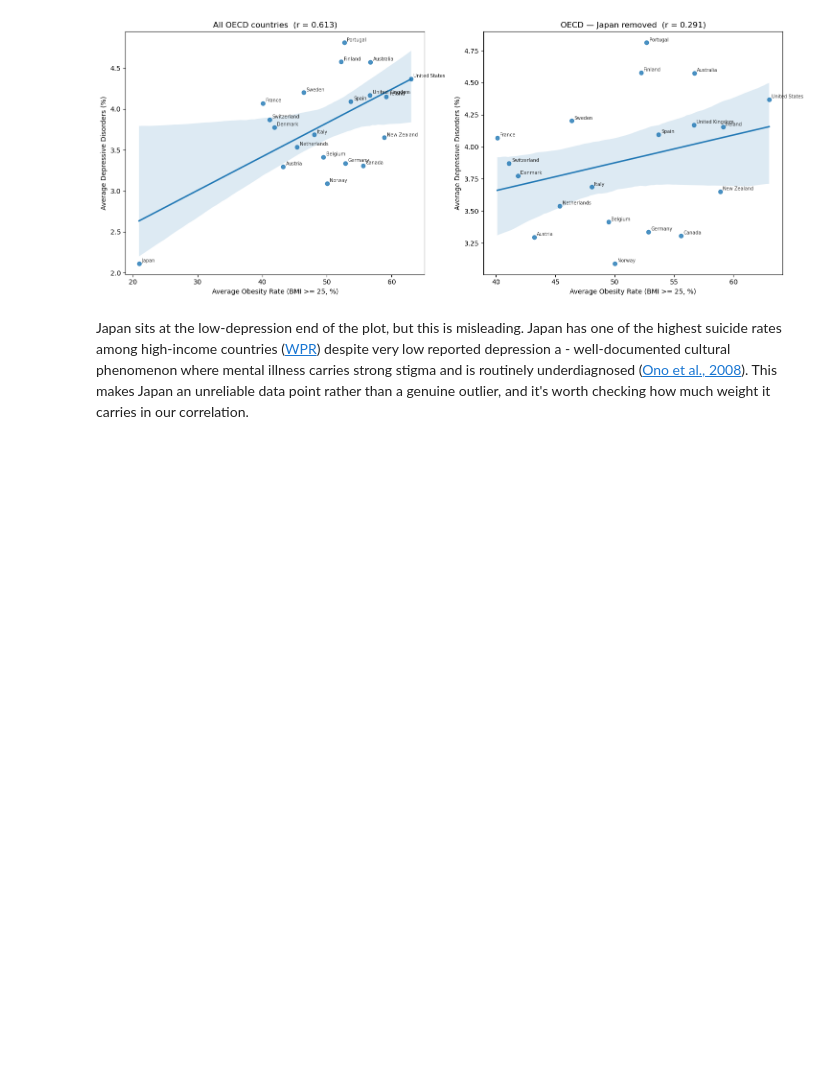
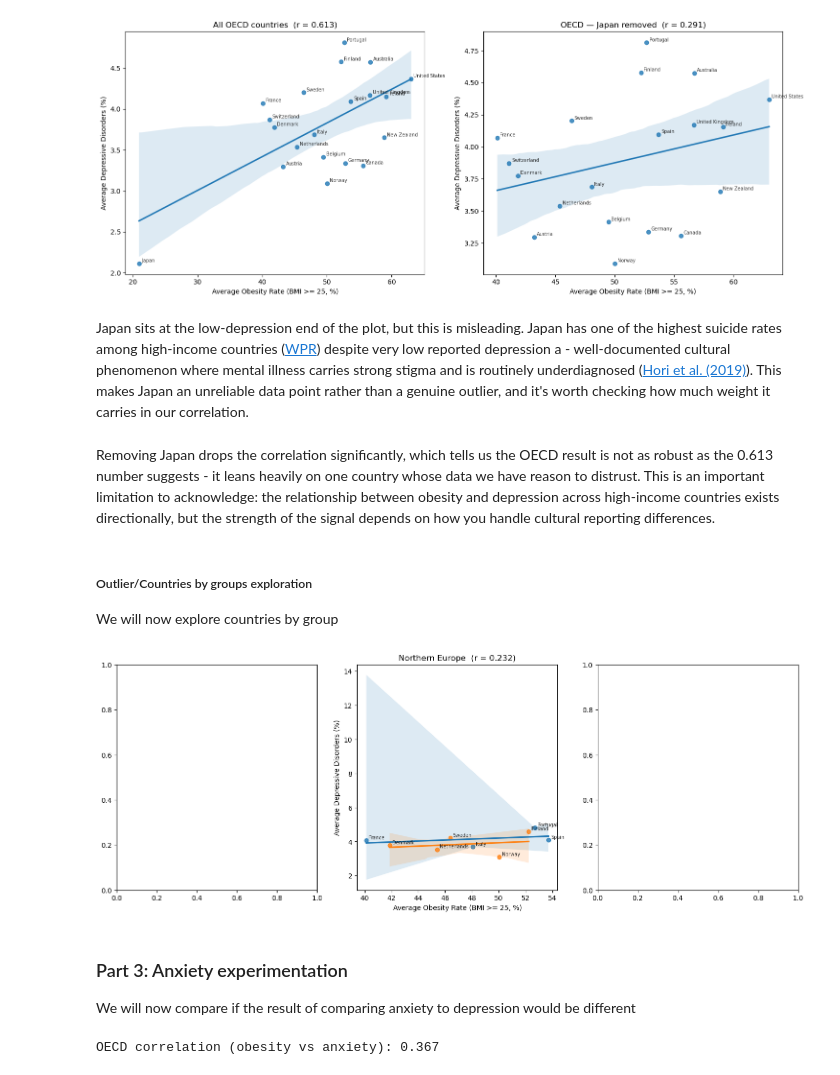
Before and after one commit to IvanOgnyanovGoranov/diet-obesity-mental-health-analysis, a Jupyter notebook: draft.ipynb, the cells around one changed output. Drawn from its saved outputs; the diff is of its cells as text; code cells hidden in the pictures; blank space fills up the shorter version.

Commit message:
Added Anxiety experiment to the draft

```diff
--- a/draft.ipynb
+++ b/draft.ipynb
@@ -316,7 +316,4 @@ print(f'Year range: {oecd_df["year"].min()} to {oecd_df["year"].max()}')
 Countries included: 20
 Year range: 1990 to 2019
 # %%
-oecd_avg = oecd_df.groupby('country')[['obesity_rate', 'depressive_disorders']].mean().reset_index()
-
-corr_oecd = oecd_avg['obesity_rate'].corr(oecd_avg['depressive_disorders'])
-print(f'OECD correlation (obesity vs depression): {corr_oecd:.3f}')
+oecd_avg = oecd_df.groupby('country')[['obesity_rate', 'depressive_disorders', 'anxiety_disorders']].mean().reset_index()
@@ -325,13 +319,0 @@ OECD correlation (obesity vs depression): 0.613
-# %%
-fig, ax = plt.subplots(figsize=(9, 6))
-sns.regplot(data=oecd_avg, x='obesity_rate', y='depressive_disorders', ax=ax)
-
-for _, row in oecd_avg.iterrows():
-    ax.annotate(row['country'], (row['obesity_rate'], row['depressive_disorders']),
-                fontsize=7, alpha=0.8, xytext=(4, 2), textcoords='offset points')
-
-ax.set_title('Obesity Rate vs. Depression — High-Income OECD Countries')
-ax.set_xlabel('Average Obesity Rate (BMI >= 25, %)')
-ax.set_ylabel('Average Depressive Disorders (% of population)')
-plt.tight_layout()
-plt.show()
@@ -356,4 +336,37 @@ plt.show()
 # %% [output]
 [figure]
 # %% [markdown]
-Japan sits at the low-depression end of the plot, but this is misleading. Japan has one of the highest suicide rates among high-income countries ([WPR](https://worldpopulationreview.com/country-rankings/suicide-rate-by-country)) despite very low reported depression a - well-documented cultural phenomenon where mental illness carries strong stigma and is routinely underdiagnosed ([Ono et al., 2008](https://doi.org/10.1111/j.1600-0447.2008.01199.x)). This makes Japan an unreliable data point rather than a genuine outlier, and it's worth checking how much weight it carries in our correlation.
+Japan sits at the low-depression end of the plot, but this is misleading. Japan has one of the highest suicide rates among high-income countries ([WPR](https://worldpopulationreview.com/country-rankings/suicide-rate-by-country)) despite very low reported depression a - well-documented cultural phenomenon where mental illness carries strong stigma and is routinely underdiagnosed ([Hori et al. (2019)](https://pmc.ncbi.nlm.nih.gov/articles/PMC6778451/)). This makes Japan an unreliable data point rather than a genuine outlier, and it's worth checking how much weight it carries in our correlation.
+# %% [markdown]
+Removing Japan drops the correlation significantly, which tells us the OECD result is not as robust as the 0.613 number suggests - it leans heavily on one country whose data we have reason to distrust. This is an important limitation to acknowledge: the relationship between obesity and depression across high-income countries exists directionally, but the strength of the signal depends on how you handle cultural reporting differences.
+# %% [markdown]
+##### Outlier/Countries by groups exploration
+We will now explore countries by group
+# %%
+fig, axes = plt.subplots(1, 3, figsize=(18, 6))
+
+# Mediterranean countries only
+med = ['Italy', 'Spain', 'Portugal', 'France', 'Greece']
+plot_corr(oecd_avg[oecd_avg['country'].isin(med)],
+          'obesity_rate', 'depressive_disorders', 'Mediterranean countries', axes[1])
+
+# Northern Europe only
+north = ['Finland', 'Sweden', 'Norway', 'Denmark', 'Netherlands']
+plot_corr(oecd_avg[oecd_avg['country'].isin(north)],
+          'obesity_rate', 'depressive_disorders', 'Northern Europe', axes[1])
+
+
+plt.show()
+# %% [output]
+[figure, added]
+# %% [markdown]
+### Part 3: Anxiety experimentation
+We will now compare if the result of comparing anxiety to depression would be different
+# %%
+oecd_avg_anxiety = oecd_df.groupby('country')[['obesity_rate', 'anxiety_disorders']].mean().reset_index()
+
+
+corr_oecd_anxiety = oecd_avg_anxiety['obesity_rate'].corr(oecd_avg_anxiety['anxiety_disorders'])
+print(f'OECD correlation (obesity vs anxiety): {corr_oecd_anxiety:.3f}')
+# %% [output]
+OECD correlation (obesity vs anxiety): 0.367
```
Also changed, not shown: parts of 6 cells of this notebook, 1 other file.
